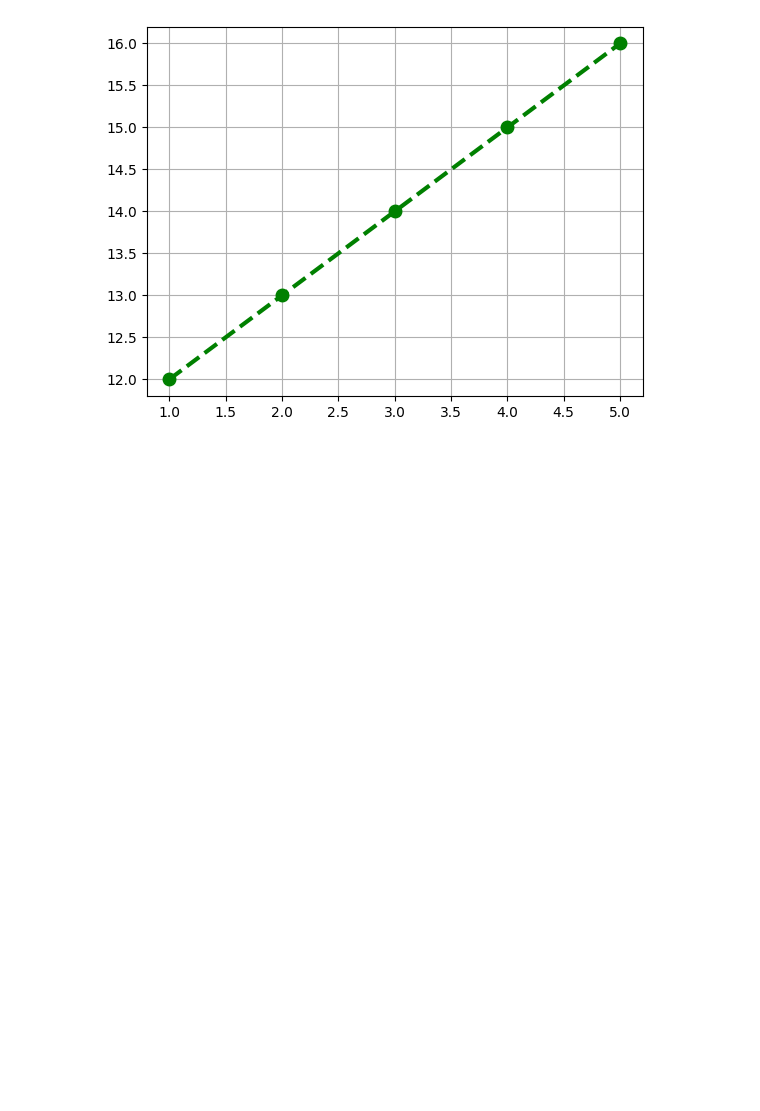
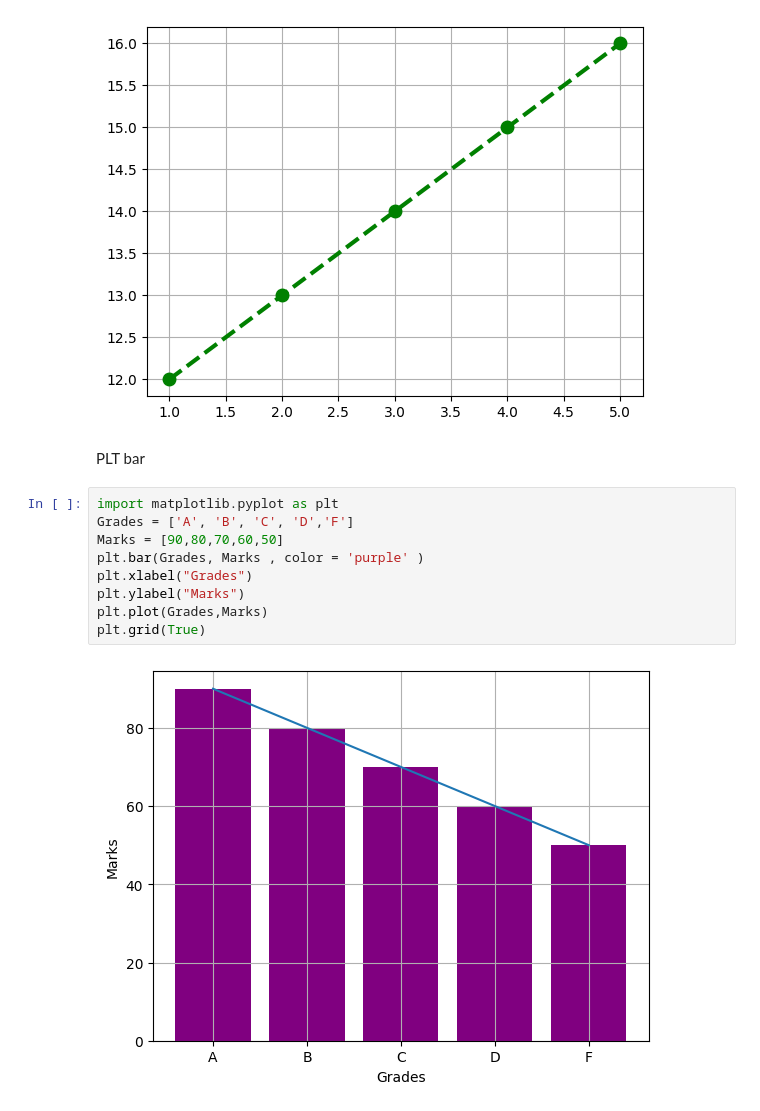
Before and after one commit to Shambhuraje1919/Machine_Learning_Paractice, a Jupyter notebook: package/python_Basics.ipynb, the cells around one changed output. Cells and saved outputs as stored; diff of their text form; blank space fills up the shorter version.

Commit message:
New Plot

```diff
--- a/package/python_Basics.ipynb
+++ b/package/python_Basics.ipynb
@@ -332,3 +332,16 @@ plt.plot(x,y, color = "green" , linestyle = "--", linewidth = 3, marker = "o", m
 plt.grid(True)
 # %% [output]
 [figure]
+# %% [markdown]
+PLT bar
+# %%
+import matplotlib.pyplot as plt
+Grades = ['A', 'B', 'C', 'D','F']
+Marks = [90,80,70,60,50]
+plt.bar(Grades, Marks , color = 'purple' )
+plt.xlabel("Grades")
+plt.ylabel("Marks")
+plt.plot(Grades,Marks)
+plt.grid(True)
+# %% [output]
+[figure, added]
```
Also changed, not shown: parts of 3 cells of this notebook, 2 other files.
